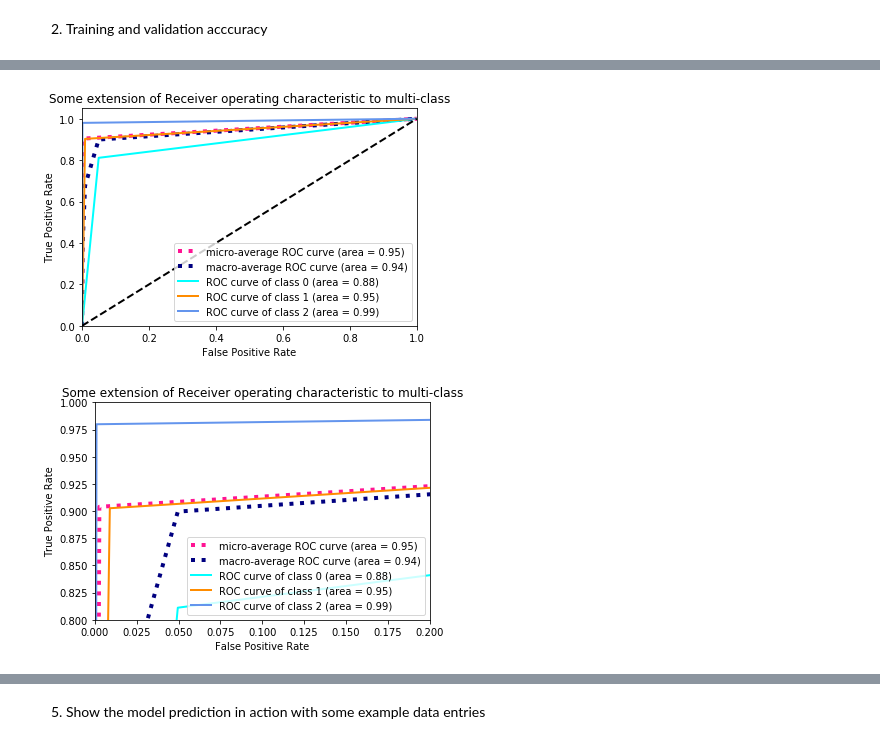
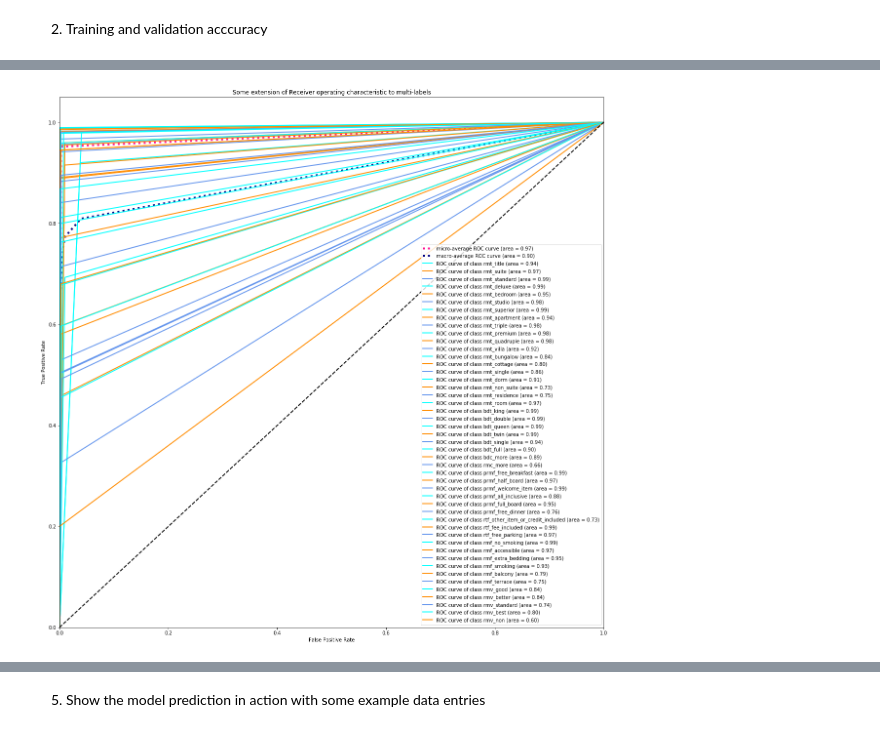
Before and after one commit to x-wing/room-classify, a Jupyter notebook: multi_label_hotel_room_keras.ipynb, the cells around one changed output, grey strips where cells are left out. Saved outputs shown, nothing was run; the diff lists cells and outputs as text; code cells hidden in the pictures.

```diff
--- a/multi_label_hotel_room_keras.ipynb
+++ b/multi_label_hotel_room_keras.ipynb
@@ -220,7 +269,7 @@ _________________________________________________________________
 # %%
 # model.compile(optimizer='adam', loss='binary_crossentropy', metrics=['accuracy']) # 'binary_accuracy' categorical_accuracy
 # adam = tf.keras.optimizers.Adam(lr=0.05, beta_1=0.99, beta_2=0.999, epsilon=None, decay=0.0001, amsgrad=False)
-adam =tf.train.AdamOptimizer(learning_rate=0.003, beta1=0.99, beta2=0.999)
+adam =tf.train.AdamOptimizer(learning_rate=0.001, beta1=0.99, beta2=0.999)
 model.compile(optimizer=adam, loss='binary_crossentropy', metrics=['categorical_accuracy','binary_accuracy'])
 # %% [markdown]
 ### Step 4. Run Model
@@ -231,7 +280,7 @@ with tf.Session() as session:
   tf.keras.backend.set_session(session)
   session.run(tf.global_variables_initializer())
   session.run(tf.tables_initializer())
-  model.load_weights('./model_encoder_a.model')
+  model.load_weights('./model_encoder.weights')
   history = model.fit(x_train['room_name'].values,
             train_encoded_f,
             validation_data=(x_test['room_name'].values, test_encoded_f),
@@ -240,5 +289,9 @@ with tf.Session() as session:
 
   results = model.evaluate(x_test['room_name'].values, test_encoded_f)
 
+  model.save_weights('./model_encoder.weights')
+  model.save('saved_model_encoder.h5')
+
 #   model.save_weights('./model_encoder_a.model')
 #   model.save('model_encoder.h5')
+#   model_encoder_c is the new base
@@ -296,8 +381,17 @@ plt.show()
 # %%
 # del model
+#saved_model = 'model_f1_encoder.h5'
+#saved_model = '.\models\model_encoder_high_lrt.h5'
+#saved_model = '.\models\model_encoder_nlm.h5'
+saved_model = '.\models\model_encoder_final.h5'
+
 with tf.Session() as session:
   tf.keras.backend.set_session(session)
   session.run(tf.global_variables_initializer())
   session.run(tf.tables_initializer())
-  model = tf.keras.models.load_model('model_encoder.h5')
+  model = tf.keras.models.load_model(saved_model)
+  adam =tf.train.AdamOptimizer(learning_rate=0.003, beta1=0.99, beta2=0.999, epsilon=1e-07)
+  model.compile(optimizer=adam, loss='binary_crossentropy', metrics=['categorical_accuracy','binary_accuracy'])
+  results = model.evaluate(x_test['room_name'].values, test_encoded_f)
   y_pred = model.predict(x_test['room_name'].values)
+  print(results)
@@ -322,9 +417,10 @@ from sklearn.metrics import roc_curve, auc
 
 # Plot linewidth.
 lw = 2
+plt.figure(figsize = (20,20))
 
 # Compute ROC curve and ROC area for each class
-n_classes = 3
+n_classes = len(encoder.classes_)
 fpr = dict()
 tpr = dict()
 roc_auc = dict()
@@ -356,57 +452,58 @@ roc_auc["macro"] = auc(fpr["macro"], tpr["macro"])
 # Plot all ROC curves
 plt.figure(1)
 plt.plot(fpr["micro"], tpr["micro"],
          label='micro-average ROC curve (area = {0:0.2f})'
                ''.format(roc_auc["micro"]),
          color='deeppink', linestyle=':', linewidth=4)
 
 plt.plot(fpr["macro"], tpr["macro"],
          label='macro-average ROC curve (area = {0:0.2f})'
                ''.format(roc_auc["macro"]),
          color='navy', linestyle=':', linewidth=4)
 
 colors = cycle(['aqua', 'darkorange', 'cornflowerblue'])
 for i, color in zip(range(n_classes), colors):
     plt.plot(fpr[i], tpr[i], color=color, lw=lw,
              label='ROC curve of class {0} (area = {1:0.2f})'
-             ''.format(i, roc_auc[i]))
+             ''.format(encoder.classes_[i], roc_auc[i]))
 
 plt.plot([0, 1], [0, 1], 'k--', lw=lw)
 plt.xlim([0.0, 1.0])
 plt.ylim([0.0, 1.05])
 plt.xlabel('False Positive Rate')
 plt.ylabel('True Positive Rate')
-plt.title('Some extension of Receiver operating characteristic to multi-class')
+plt.title('Some extension of Receiver operating characteristic to multi-labels')
 plt.legend(loc="lower right")
 plt.show()
+# uncomment if need to save the image to a drive
+# plt.savefig('./images/final_roc_curve4.png', bbox_inches='tight')
 
 
-# Zoom in view of the upper left corner.
-plt.figure(2)
-plt.xlim(0, 0.2)
-plt.ylim(0.8, 1)
-plt.plot(fpr["micro"], tpr["micro"],
-         label='micro-average ROC curve (area = {0:0.2f})'
-               ''.format(roc_auc["micro"]),
-         color='deeppink', linestyle=':', linewidth=4)
+# Uncomment all the following block if need to Zoom in view of the upper left corner.
+# plt.figure(2)
+# plt.xlim(0, 0.2)
+# plt.ylim(0.8, 1)
+# plt.plot(fpr["micro"], tpr["micro"],
+#          label='micro-average ROC curve (area = {0:0.2f})'
+#                ''.format(roc_auc["micro"]),
+#          color='deeppink', linestyle=':', linewidth=4)
 
-plt.plot(fpr["macro"], tpr["macro"],
-         label='macro-average ROC curve (area = {0:0.2f})'
-               ''.format(roc_auc["macro"]),
-         color='navy', linestyle=':', linewidth=4)
+# plt.plot(fpr["macro"], tpr["macro"],
+#          label='macro-average ROC curve (area = {0:0.2f})'
+#                ''.format(roc_auc["macro"]),
+#          color='navy', linestyle=':', linewidth=4)
 
-colors = cycle(['aqua', 'darkorange', 'cornflowerblue'])
-for i, color in zip(range(n_classes), colors):
-    plt.plot(fpr[i], tpr[i], color=color, lw=lw,
-             label='ROC curve of class {0} (area = {1:0.2f})'
-             ''.format(i, roc_auc[i]))
+# colors = cycle(['aqua', 'darkorange', 'cornflowerblue'])
+# for i, color in zip(range(n_classes), colors):
+#     plt.plot(fpr[i], tpr[i], color=color, lw=lw,
+#              label='ROC curve of class {0} (area = {1:0.2f})'
+#              ''.format(i, roc_auc[i]))
 
-plt.plot([0, 1], [0, 1], 'k--', lw=lw)
-plt.xlabel('False Positive Rate')
-plt.ylabel('True Positive Rate')
-plt.title('Some extension of Receiver operating characteristic to multi-class')
-plt.legend(loc="lower right")
-plt.show()
+# plt.plot([0, 1], [0, 1], 'k--', lw=lw)
+# plt.xlabel('False Positive Rate')
+# plt.ylabel('True Positive Rate')
+# plt.title('Some extension of Receiver operating characteristic to multi-labels')
+# plt.legend(loc="lower right")
+# plt.show()
 # %% [output]
-[figure, old version]
+[figure, new version]
-[figure, removed]
```
Also changed, not shown: parts of 38 cells of this notebook.
